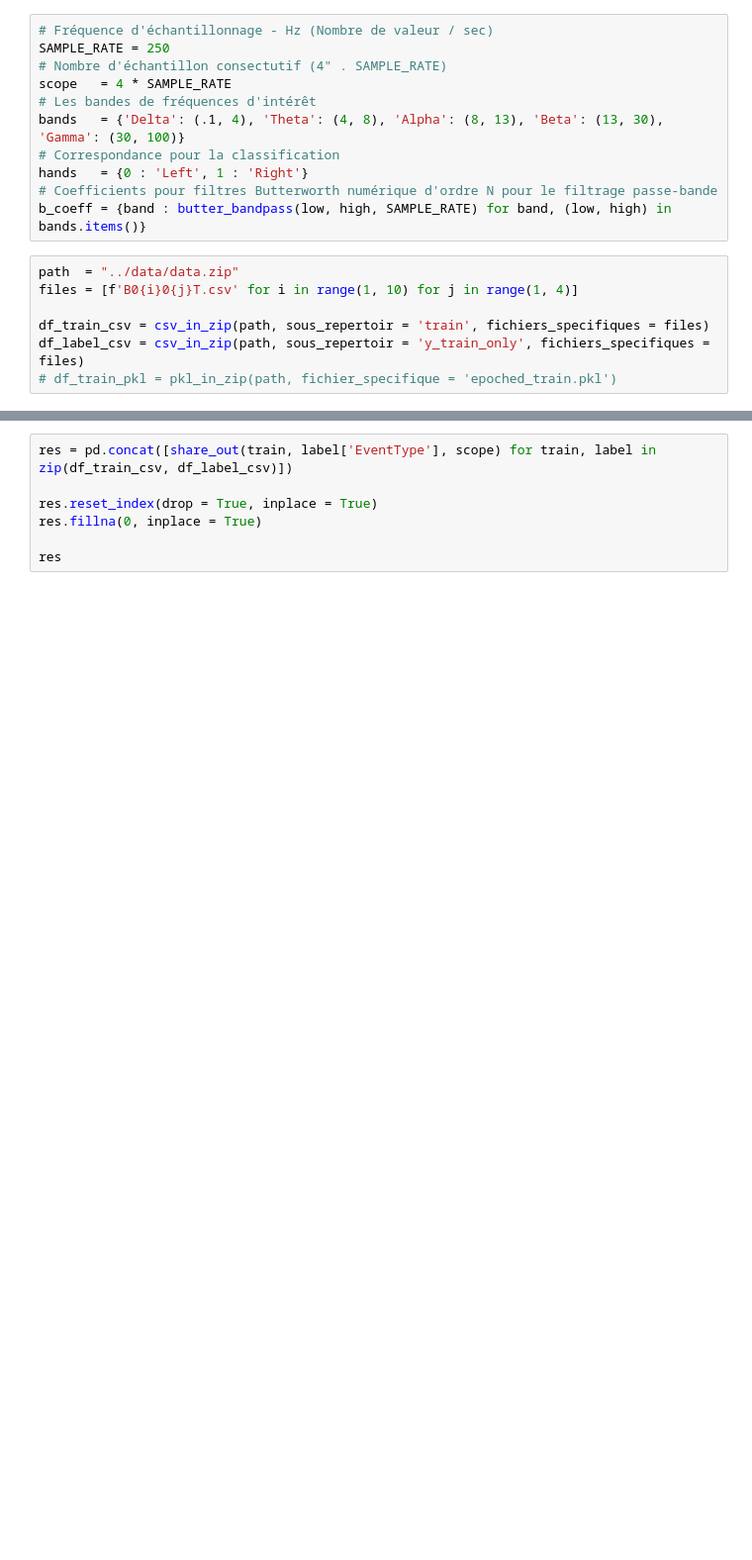
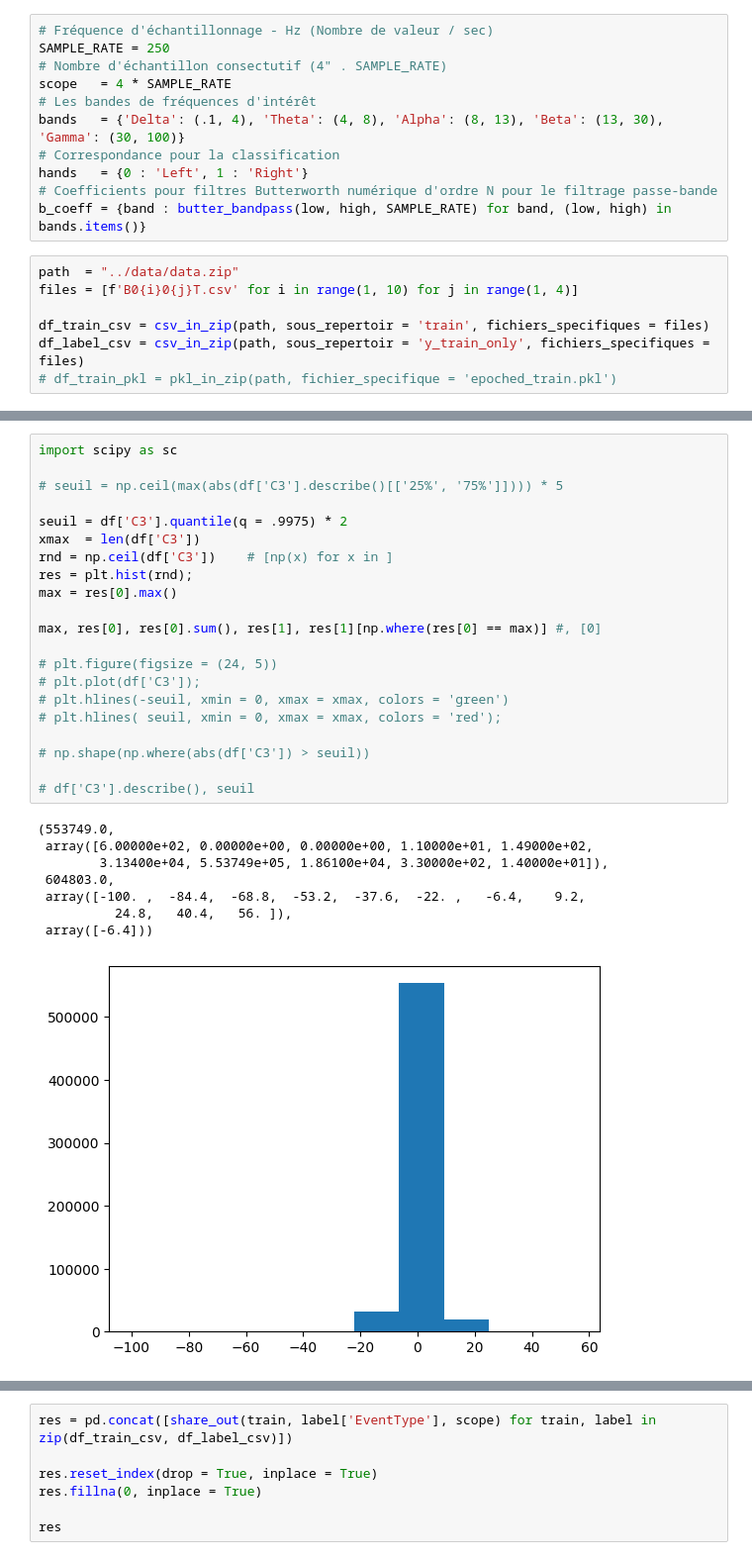
Before and after one commit to philippe-dpz/EEG_proj_repo, a Jupyter notebook: notebooks/Brn_EEG.ipynb, the cells around one changed output, grey strips where cells are left out. Shown at 99% size. Drawn from its saved outputs; the diff is of its cells as text; blank space fills up the shorter version.

Commit message:
240730 - Recherche de seuil pour 'clipping' des series

```diff
--- a/notebooks/Brn_EEG.ipynb
+++ b/notebooks/Brn_EEG.ipynb
@@ -354,0 +354,30 @@ plot_wavelets(c3, r3)
+# %%
+import scipy as sc
+
+# seuil = np.ceil(max(abs(df['C3'].describe()[['25%', '75%']]))) * 5
+
+seuil = df['C3'].quantile(q = .9975) * 2
+xmax  = len(df['C3'])
+rnd = np.ceil(df['C3'])    # [np(x) for x in ]
+res = plt.hist(rnd);
+max = res[0].max()
+
+max, res[0], res[0].sum(), res[1], res[1][np.where(res[0] == max)] #, [0]
+
+# plt.figure(figsize = (24, 5))
+# plt.plot(df['C3']);
+# plt.hlines(-seuil, xmin = 0, xmax = xmax, colors = 'green')
+# plt.hlines( seuil, xmin = 0, xmax = xmax, colors = 'red');
+
+# np.shape(np.where(abs(df['C3']) > seuil))
+
+# df['C3'].describe(), seuil
+# %% [output]
+(553749.0,
+ array([6.00000e+02, 0.00000e+00, 0.00000e+00, 1.10000e+01, 1.49000e+02,
+        3.13400e+04, 5.53749e+05, 1.86100e+04, 3.30000e+02, 1.40000e+01]),
+ 604803.0,
+ array([-100. ,  -84.4,  -68.8,  -53.2,  -37.6,  -22. ,   -6.4,    9.2,
+          24.8,   40.4,   56. ]),
+ array([-6.4]))
+[figure, added]
```
Also changed, not shown: parts of 4 cells of this notebook.
